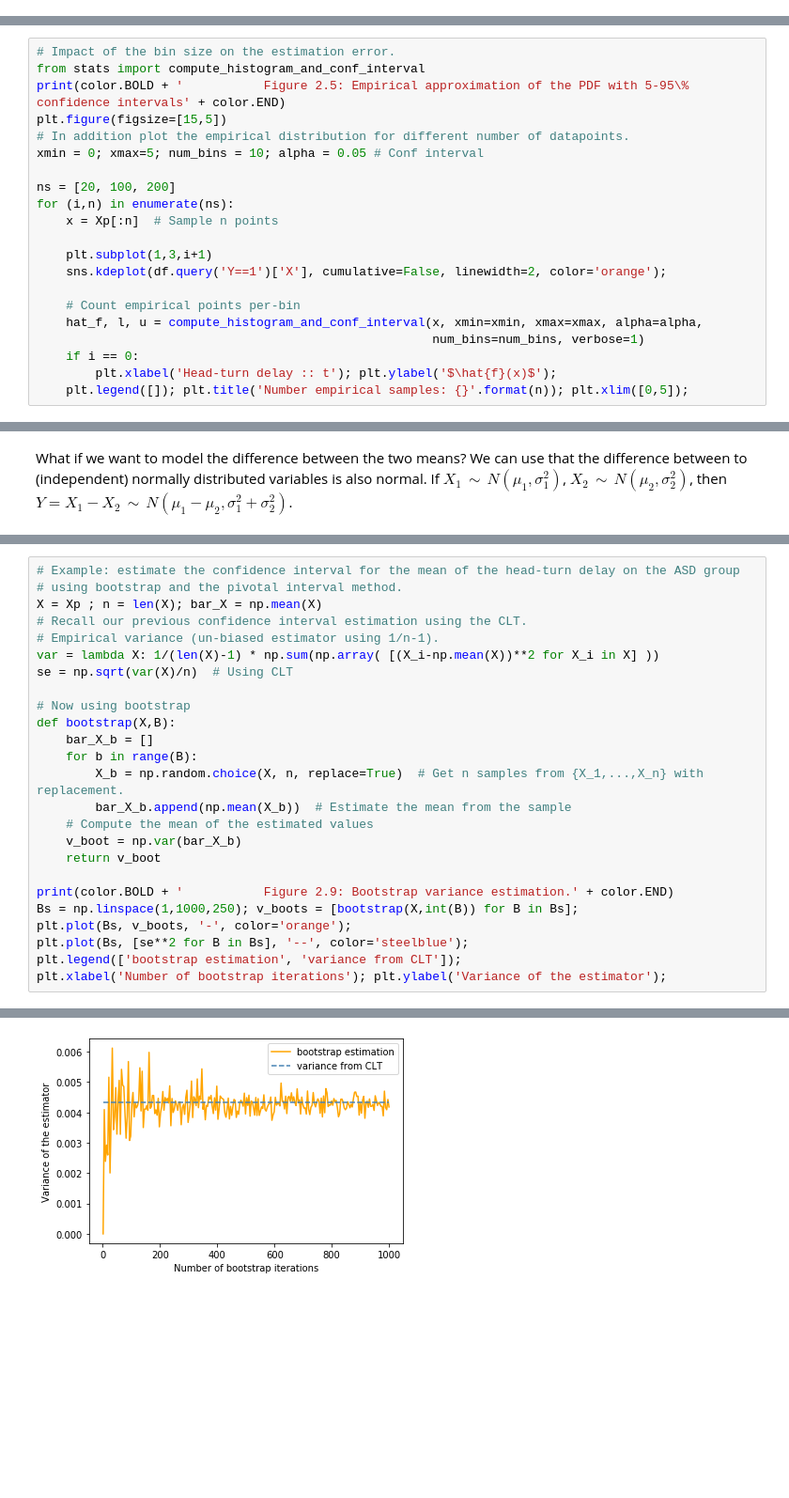
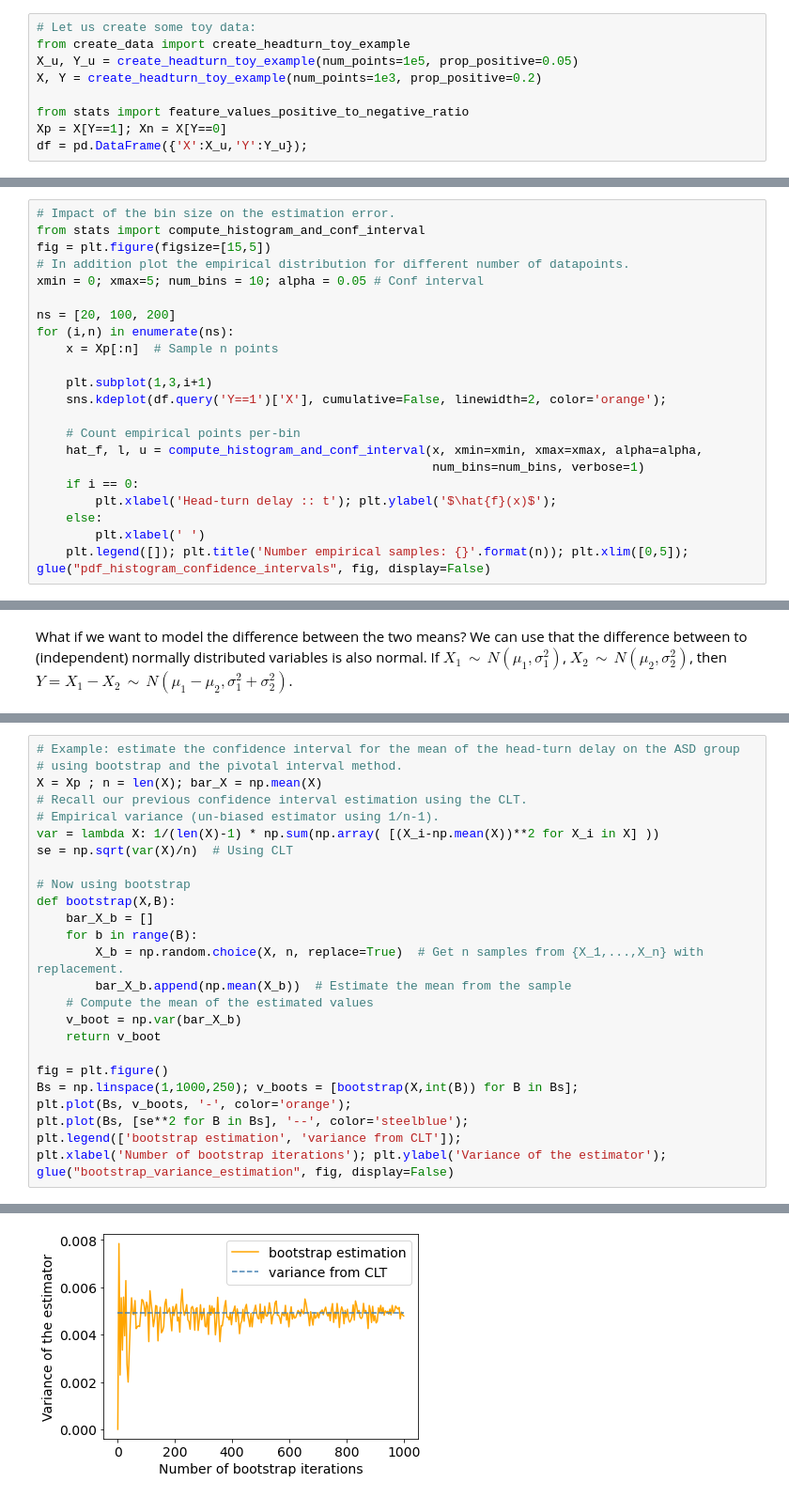
Before and after one commit to matiasdm/notes_on_stats, a Jupyter notebook: doc/_build/jupyter_execute/sections/pdfestimation.ipynb, the cells around one changed output, grey strips where cells are left out. Shown at 94% size. Drawn from its saved outputs; the diff is of its cells as text; blank space fills up the shorter version.

```diff
--- a/doc/_build/jupyter_execute/sections/pdfestimation.ipynb
+++ b/doc/_build/jupyter_execute/sections/pdfestimation.ipynb
@@ -203 +60,10 @@ For example, Figure 2.1 shows for our toy example, the ground truth, and the emp
+# %%
+# Let us create some toy data:
+from create_data import create_headturn_toy_example
+X_u, Y_u = create_headturn_toy_example(num_points=1e5, prop_positive=0.05)
+X, Y = create_headturn_toy_example(num_points=1e3, prop_positive=0.2)
+
+from stats import feature_values_positive_to_negative_ratio
+Xp = X[Y==1]; Xn = X[Y==0]
+df = pd.DataFrame({'X':X_u,'Y':Y_u});
 # %%
@@ -457,8 +414,7 @@ uf = lambda hat_f,c: (np.sqrt(hat_f)+c)**2
 # %%
 # Impact of the bin size on the estimation error.
 from stats import compute_histogram_and_conf_interval
-print(color.BOLD + '           Figure 2.5: Empirical approximation of the PDF with 5-95\% confidence intervals' + color.END)
-plt.figure(figsize=[15,5])
+fig = plt.figure(figsize=[15,5])
 # In addition plot the empirical distribution for different number of datapoints.
 xmin = 0; xmax=5; num_bins = 10; alpha = 0.05 # Conf interval
 
@@ -474,5 +430,8 @@ for (i,n) in enumerate(ns):
                                                       num_bins=num_bins, verbose=1)
     if i == 0:
         plt.xlabel('Head-turn delay :: t'); plt.ylabel('$\hat{f}(x)$');
+    else:
+        plt.xlabel(' ')
     plt.legend([]); plt.title('Number empirical samples: {}'.format(n)); plt.xlim([0,5]);
+glue("pdf_histogram_confidence_intervals", fig, display=False)
 # %% [output]
@@ -784,10 +823,11 @@ def bootstrap(X,B):
     v_boot = np.var(bar_X_b)
     return v_boot
 
-print(color.BOLD + '           Figure 2.9: Bootstrap variance estimation.' + color.END)
+fig = plt.figure()
 Bs = np.linspace(1,1000,250); v_boots = [bootstrap(X,int(B)) for B in Bs];
 plt.plot(Bs, v_boots, '-', color='orange');
 plt.plot(Bs, [se**2 for B in Bs], '--', color='steelblue');
 plt.legend(['bootstrap estimation', 'variance from CLT']);
 plt.xlabel('Number of bootstrap iterations'); plt.ylabel('Variance of the estimator');
+glue("bootstrap_variance_estimation", fig, display=False)
 # %% [output]
@@ -795 +834 @@ plt.xlabel('Number of bootstrap iterations'); plt.ylabel('Variance of the estima
-[figure, old version]
+[figure, new version]
```
Also changed, not shown: parts of 63 cells of this notebook, 53 other files.
